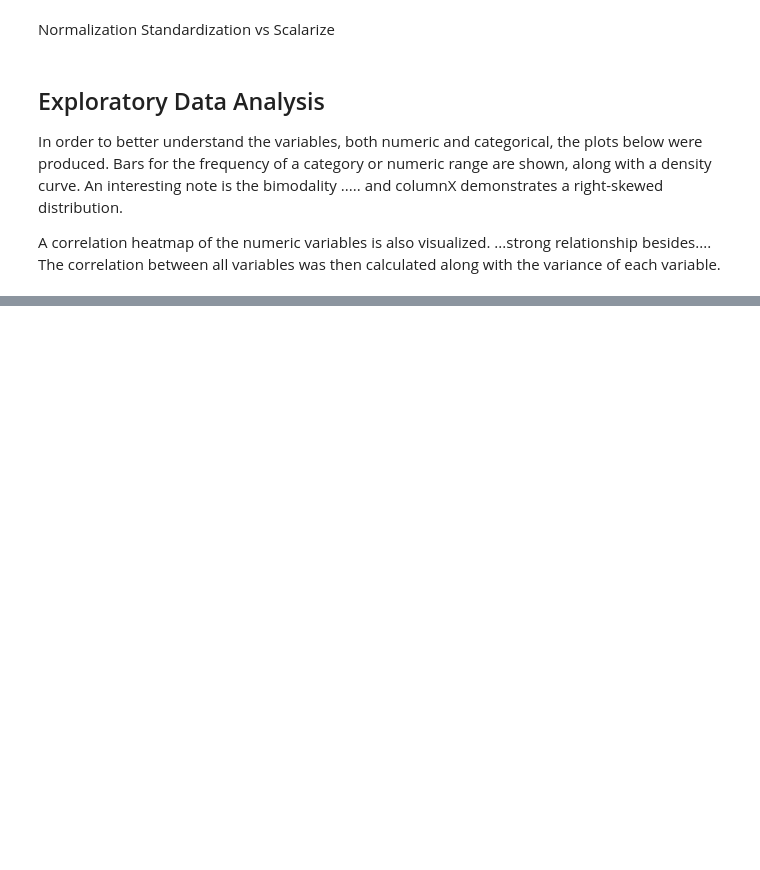
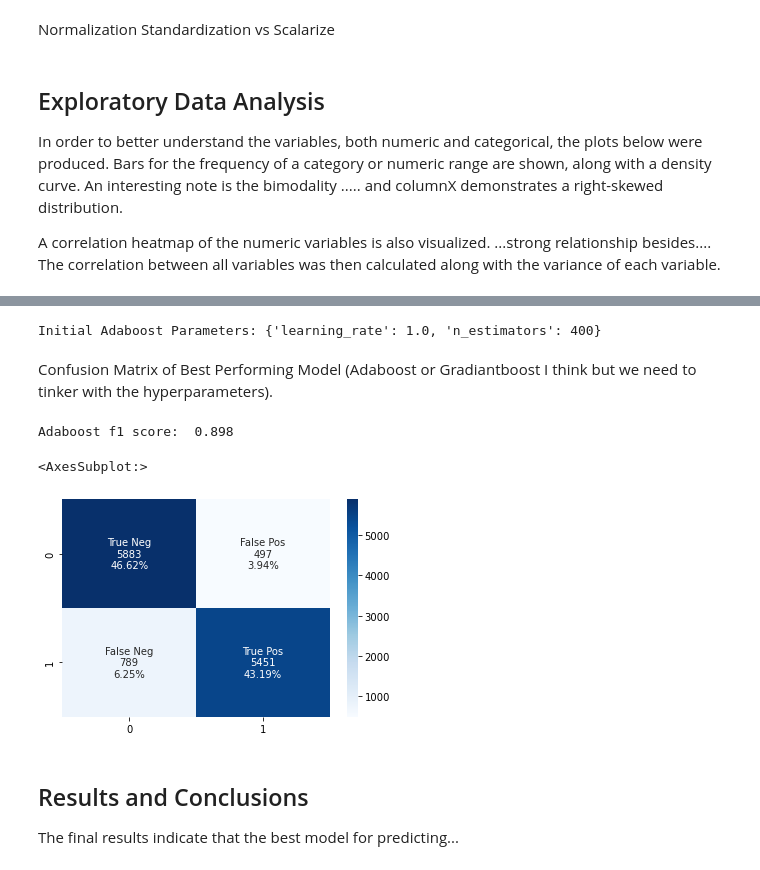
Before and after one commit to omariusthefirst/ADS_599_Final, a Jupyter notebook: Code_Library_Folder/Vaccine_Uptake_Data_Exploration.ipynb, the cells around one changed output, grey strips where cells are left out. Cells and saved outputs as stored; diff of their text form; code cells hidden in the pictures; blank space fills up the shorter version.

```diff
--- a/Code_Library_Folder/Vaccine_Uptake_Data_Exploration.ipynb
+++ b/Code_Library_Folder/Vaccine_Uptake_Data_Exploration.ipynb
@@ -305,0 +407,14 @@ for column in df_train.columns:
+# %%
+
+
+# transform the dataset
+X = df_train.drop(columns = ['h1n1_vaccine','seasonal_vaccine'])
+y_swine = df_train['h1n1_vaccine']
+y_seasonal = df_train['seasonal_vaccine']
+oversample = SMOTE()
+X, y_swine = oversample.fit_resample(X, y_swine)
+#X, y_seasonal = oversample.fit_resample(X, y_seasonal)
+
+#Split the data TODO Split into 70 30 10 (train test and validation)
+X_train, X_test, y_train_swine, y_test_swine = train_test_split(X,y_swine, train_size=.7)
+#X_train, X_test, y_train_swine, y_test_swine = train_test_split(X,y_seasonal, train_size=.7)
@@ -305,0 +516,44 @@ for column in df_train.columns:
+# %%
+#Find best paramters of Adaboost TODO using random search instead of grid search
+boost_grid = {
+    'n_estimators': [50, 100, 200, 400],
+    'learning_rate': [0.01, 0.1, 0.5, 1.0, 1.5, 2.0]
+}
+
+boost_gridSearch = GridSearchCV(AdaBoostClassifier(), boost_grid, cv = 3)
+boost_gridSearch.fit(X_train, y_train_swine)
+
+print('Initial Adaboost Parameters:', boost_gridSearch.best_params_)
+# %% [output]
+Initial Adaboost Parameters: {'learning_rate': 1.0, 'n_estimators': 400}
+# %% [markdown]
+Confusion Matrix of Best Performing Model (Adaboost or Gradiantboost I think but we need to tinker with the hyperparameters).
+# %%
+#Boosted Classifier
+adaboost = AdaBoostClassifier(DecisionTreeClassifier(max_depth = 2), learning_rate = 1.5, n_estimators=400, random_state = 12345)
+adaboost.fit(X_train, y_train_swine)
+y_pred = adaboost.predict(X_test)
+f1 = round(f1_score(y_test_swine, y_pred, average='macro'), 3)
+print("\nAdaboost f1 score: ", f1)
+#classificationSummary(y_test, y_pred)
+# %% [output]
+Adaboost f1 score:  0.898
+# %%
+#Create plot of the confusion matrix, showing performance of the model
+cm = confusion_matrix(y_test_swine, y_pred)
+group_names = ['True Neg','False Pos','False Neg','True Pos']
+group_counts = ["{0:0.0f}".format(value) for value in
+                cm.flatten()]
+group_percentages = ["{0:.2%}".format(value) for value in
+                     cm.flatten()/np.sum(cm)]
+labels = [f"{v1}\n{v2}\n{v3}" for v1, v2, v3 in
+          zip(group_names,group_counts,group_percentages)]
+labels = np.asarray(labels).reshape(2,2)
+sns.heatmap(cm, annot=labels, fmt='', cmap='Blues')
+# %% [output]
+<AxesSubplot:>
+[figure, added]
+# %% [markdown]
+## Results and Conclusions <a class="anchor" id="results"></a>
+
+The final results indicate that the best model for predicting...
```
Also changed, not shown: parts of 17 cells of this notebook.
